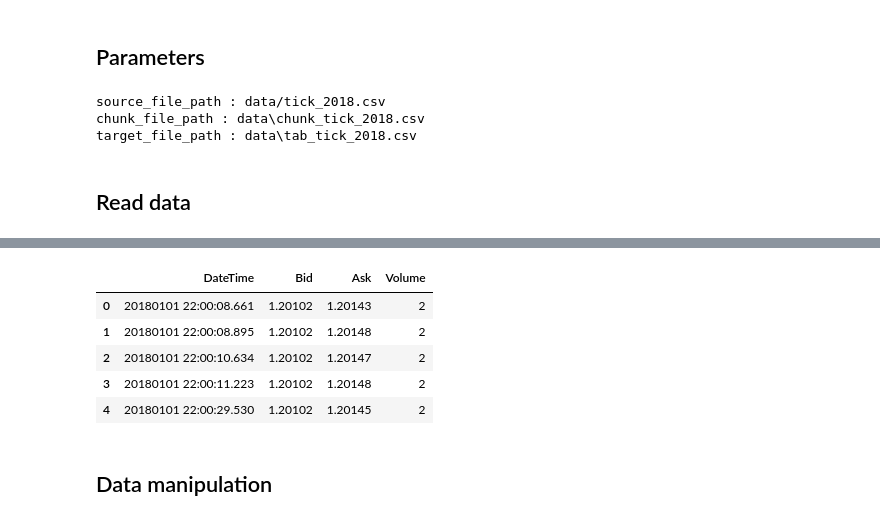
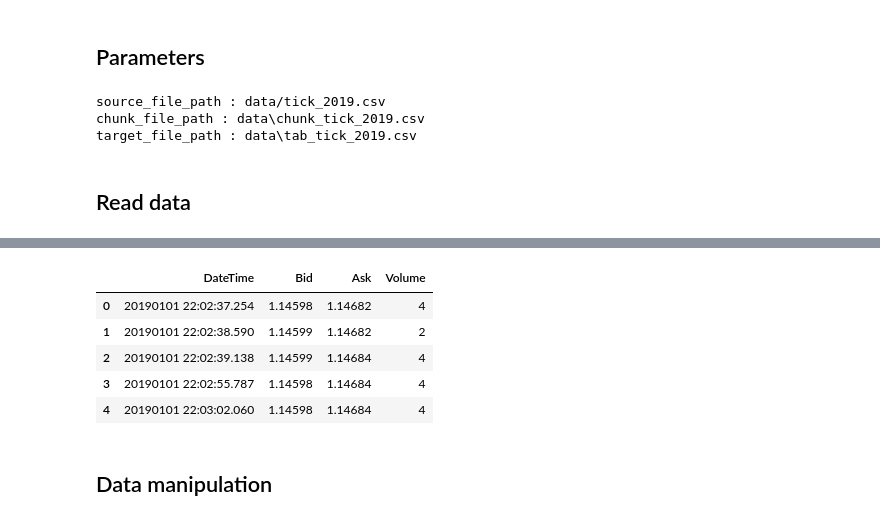
Before and after one commit to ramkumarr02/Oanda_Trading, a Jupyter notebook: data_tick_v1.2.ipynb, the cells around one changed output, grey strips where cells are left out. Cells and saved outputs as stored; diff of their text form; code cells hidden in the pictures.

```diff
--- a/data_tick_v1.2.ipynb
+++ b/data_tick_v1.2.ipynb
@@ -72,7 +72,7 @@ def chunk_ticks(df, number_of_ticks):
 # %% [markdown]
 ## Parameters
 # %%
-year = 2018
+year = 2019
 source_file_path = f'data/tick_{year}.csv'
 path, file_name = os.path.split(source_file_path)
 
@@ -87,21 +87,21 @@ print(f'chunk_file_path : {chunk_file_path}')
 print(f'target_file_path : {target_file_path}')
 
 
-number_of_ticks = 10
+number_of_ticks = 20
 pip_diff = 0.00001
 rsi_window = 14
 rs_max = 1e6
-window_s_ma = 10
-window_l_ma = 100
+window_s_ma = 20
+window_l_ma = 50
 # %% [output]
-source_file_path : data/tick_2018.csv
-chunk_file_path : data\chunk_tick_2018.csv
-target_file_path : data\tab_tick_2018.csv
+source_file_path : data/tick_2019.csv
+chunk_file_path : data\chunk_tick_2019.csv
+target_file_path : data\tab_tick_2019.csv
 # %% [markdown]
 ## Read data
 # %%
 %%time
-df = pd.read_csv(source_file_path, nrows=1000000)
-#df = pd.read_csv(source_file_path)
+#df = pd.read_csv(source_file_path, nrows=1000000)
+df = pd.read_csv(source_file_path)
 df.head()
 # %% [output]
@@ -109,9 +109,9 @@ Wall time: 863 ms
 |  | DateTime | Bid | Ask | Volume |
-| 0 | 20180101 22:00:08.661 | 1.20102 | 1.20143 | 2 |
-| 1 | 20180101 22:00:08.895 | 1.20102 | 1.20148 | 2 |
-| 2 | 20180101 22:00:10.634 | 1.20102 | 1.20147 | 2 |
-| 3 | 20180101 22:00:11.223 | 1.20102 | 1.20148 | 2 |
-| 4 | 20180101 22:00:29.530 | 1.20102 | 1.20145 | 2 |
+| 0 | 20190101 22:02:37.254 | 1.14598 | 1.14682 | 4 |
+| 1 | 20190101 22:02:38.590 | 1.14599 | 1.14682 | 2 |
+| 2 | 20190101 22:02:39.138 | 1.14599 | 1.14684 | 4 |
+| 3 | 20190101 22:02:55.787 | 1.14598 | 1.14684 | 4 |
+| 4 | 20190101 22:03:02.060 | 1.14598 | 1.14684 | 4 |
 # %% [markdown]
 ## Data manipulation
 # %%
```
Also changed, not shown: parts of 6 cells of this notebook, 1 other file.
